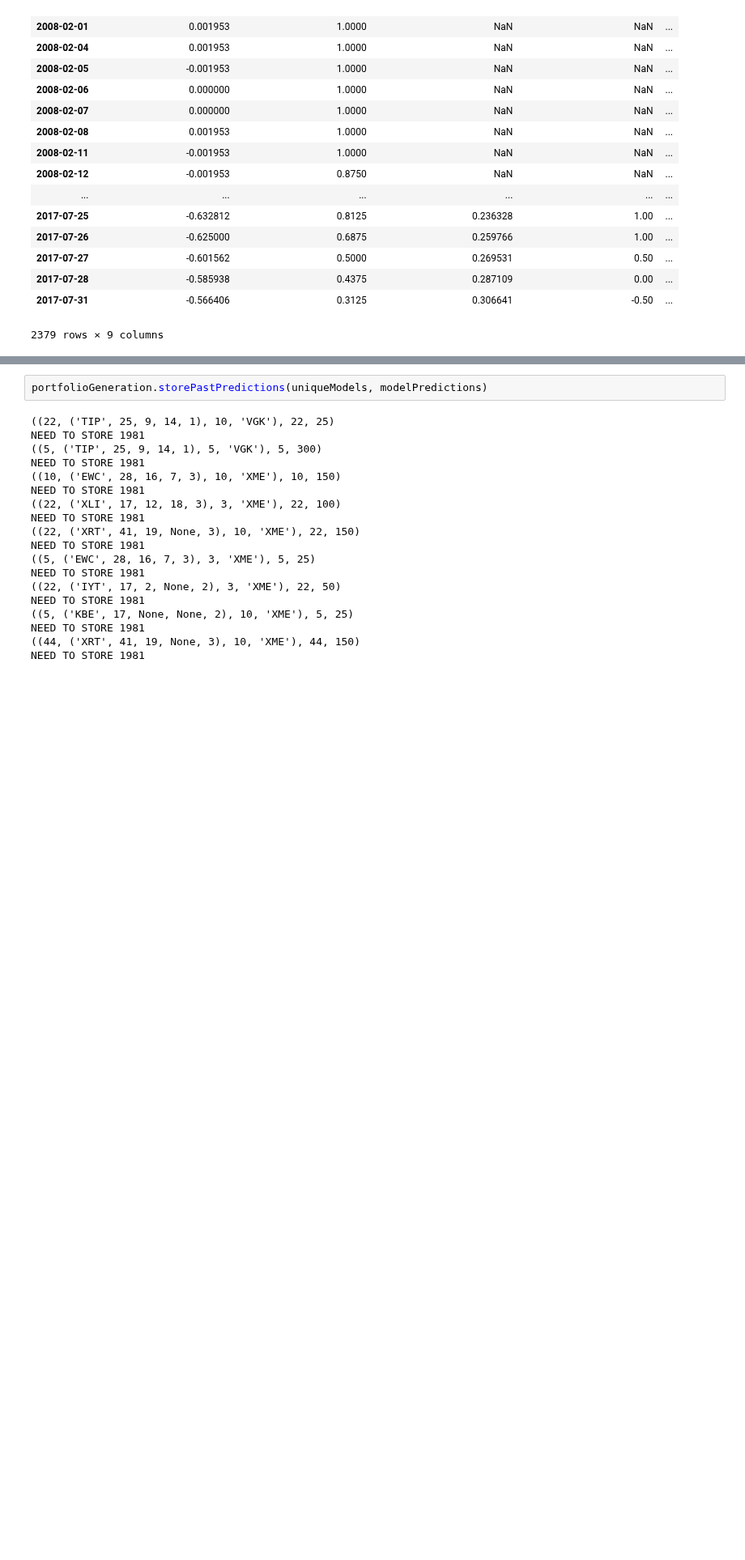
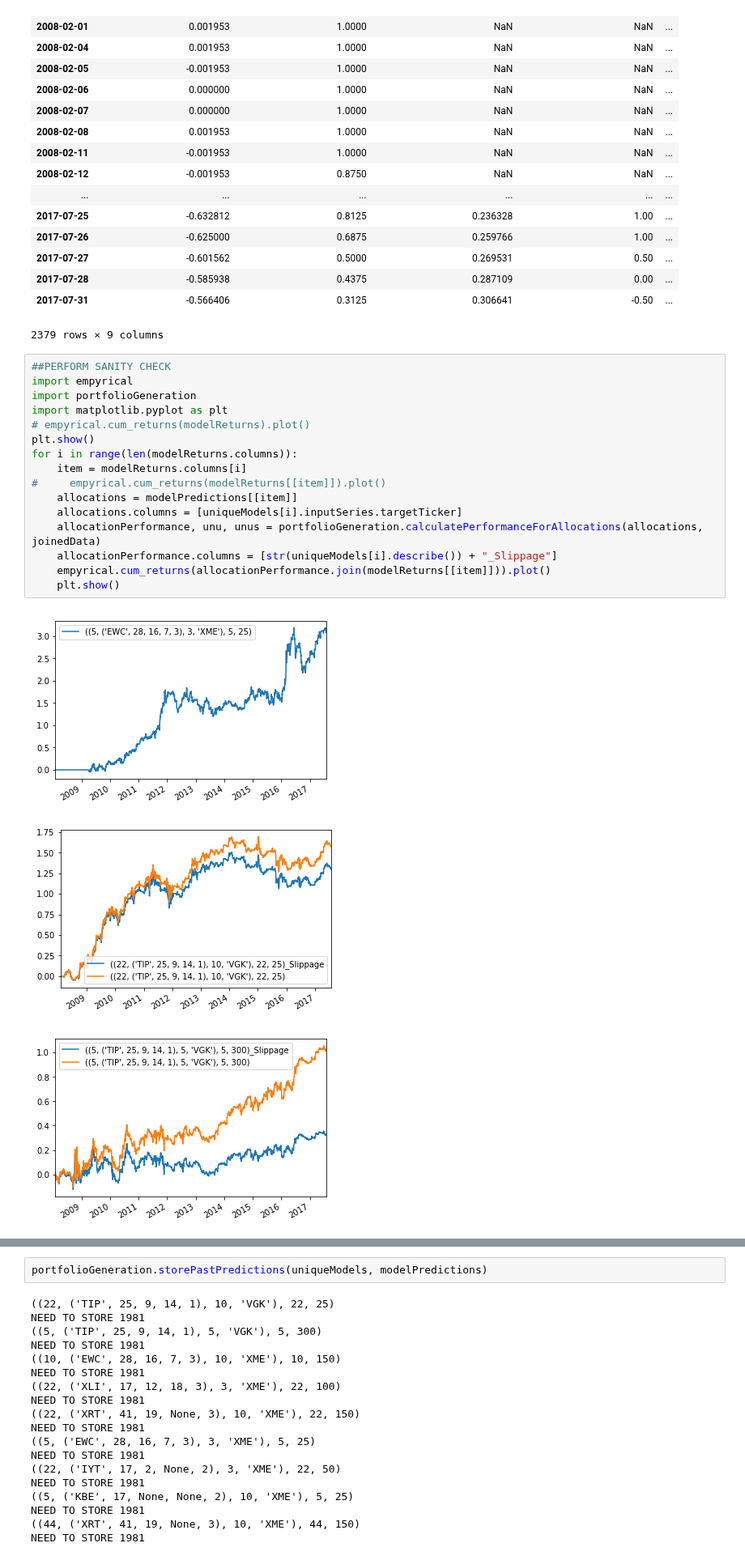
Before and after one commit to SignalBuilders/walkforwardTrader, a Jupyter notebook: Introduce and Initialize Portfolio From Cache.ipynb, the cells around one changed output, grey strips where cells are left out. Shown at 81% size. Drawn from its saved outputs; the diff is of its cells as text; blank space fills up the shorter version.

Commit message:
basic model examination function

```diff
--- a/Introduce and Initialize Portfolio From Cache.ipynb
+++ b/Introduce and Initialize Portfolio From Cache.ipynb
@@ -164,3 +164,23 @@ display(modelPredictions)
 | 2017-07-28 | -0.585938 | 0.4375 | 0.287109 | 0.00 | ... |
 | 2017-07-31 | -0.566406 | 0.3125 | 0.306641 | -0.50 | ... |
 2379 rows × 9 columns
+# %%
+##PERFORM SANITY CHECK
+import empyrical
+import portfolioGeneration
+import matplotlib.pyplot as plt
+# empyrical.cum_returns(modelReturns).plot()
+plt.show()
+for i in range(len(modelReturns.columns)):
+    item = modelReturns.columns[i]
+#     empyrical.cum_returns(modelReturns[[item]]).plot()
+    allocations = modelPredictions[[item]]
+    allocations.columns = [uniqueModels[i].inputSeries.targetTicker]
+    allocationPerformance, unu, unus = portfolioGeneration.calculatePerformanceForAllocations(allocations, joinedData)
+    allocationPerformance.columns = [str(uniqueModels[i].describe()) + "_Slippage"]
+    empyrical.cum_returns(allocationPerformance.join(modelReturns[[item]])).plot()
+    plt.show()
+# %% [output]
+[figure, added]
+[figure, added]
+[figure, added]
```
Also changed, not shown: parts of 3 cells of this notebook.
